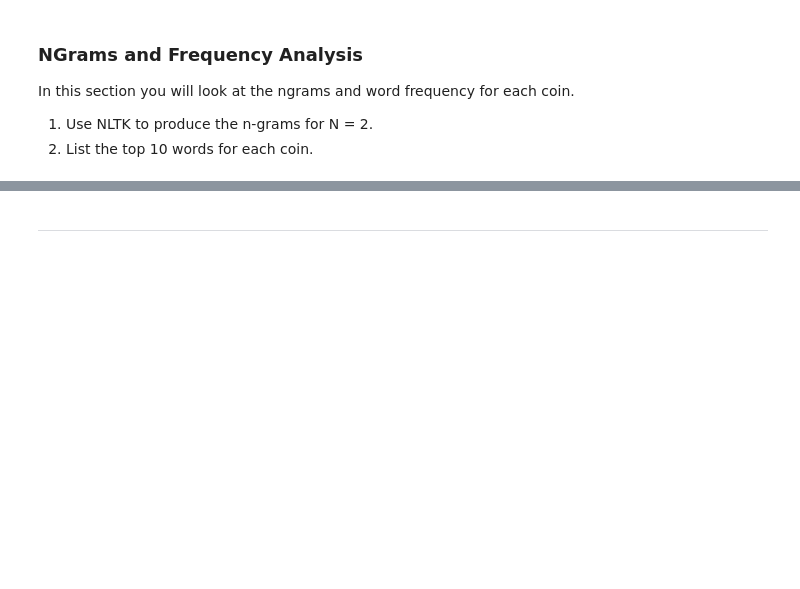
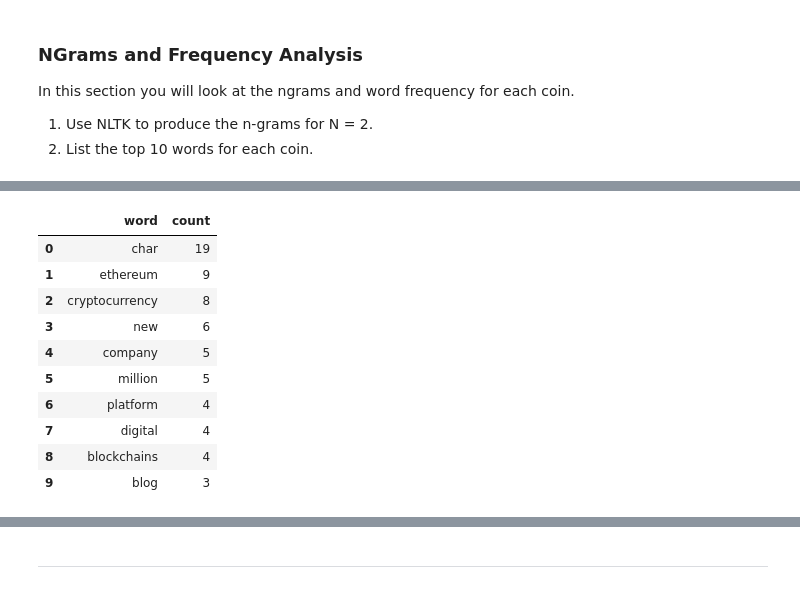
Before and after one commit to brilliantlyc/Cryptocurrency_NLP_Analysis, a Jupyter notebook: crypto_sentiment.ipynb, the cells around one changed output, grey strips where cells are left out. Saved outputs shown, nothing was run; the diff lists cells and outputs as text; code cells hidden in the pictures; blank space fills up the shorter version.

```diff
--- a/crypto_sentiment.ipynb
+++ b/crypto_sentiment.ipynb
@@ -278,0 +307,6 @@ from nltk import ngrams
+# %%
+# Generate the Ethereum N-grams where N=2
+# First call the create_df_tokens_list() to create the list of all the ethereum tokens
+ethereum_tokens_list = create_df_tokens_list(ethereum_df)
+ethereum_bigrams = list(ngrams(ethereum_tokens_list, n=2))
+ethereum_bigrams
@@ -284,4 +373,18 @@ def token_count(tokens, N=3):
 # %%
-# Use token_count to get the top 10 words for Bitcoin
-# YOUR CODE HERE!
+# Use token_count to get the top 10 words for Ethereum
+ethereum_top_10 = dict(token_count(ethereum_tokens_list, 10))
+# Create a DataFrame using the dictionary
+pd.DataFrame(list(ethereum_top_10.items()), columns=["word", "count"])
+# %% [output]
+|  | word | count |
+| 0 | char | 19 |
+| 1 | ethereum | 9 |
+| 2 | cryptocurrency | 8 |
+| 3 | new | 6 |
+| 4 | company | 5 |
+| 5 | million | 5 |
+| 6 | platform | 4 |
+| 7 | digital | 4 |
+| 8 | blockchains | 4 |
+| 9 | blog | 3 |
 # %%
```
Also changed, not shown: parts of 19 cells of this notebook.
